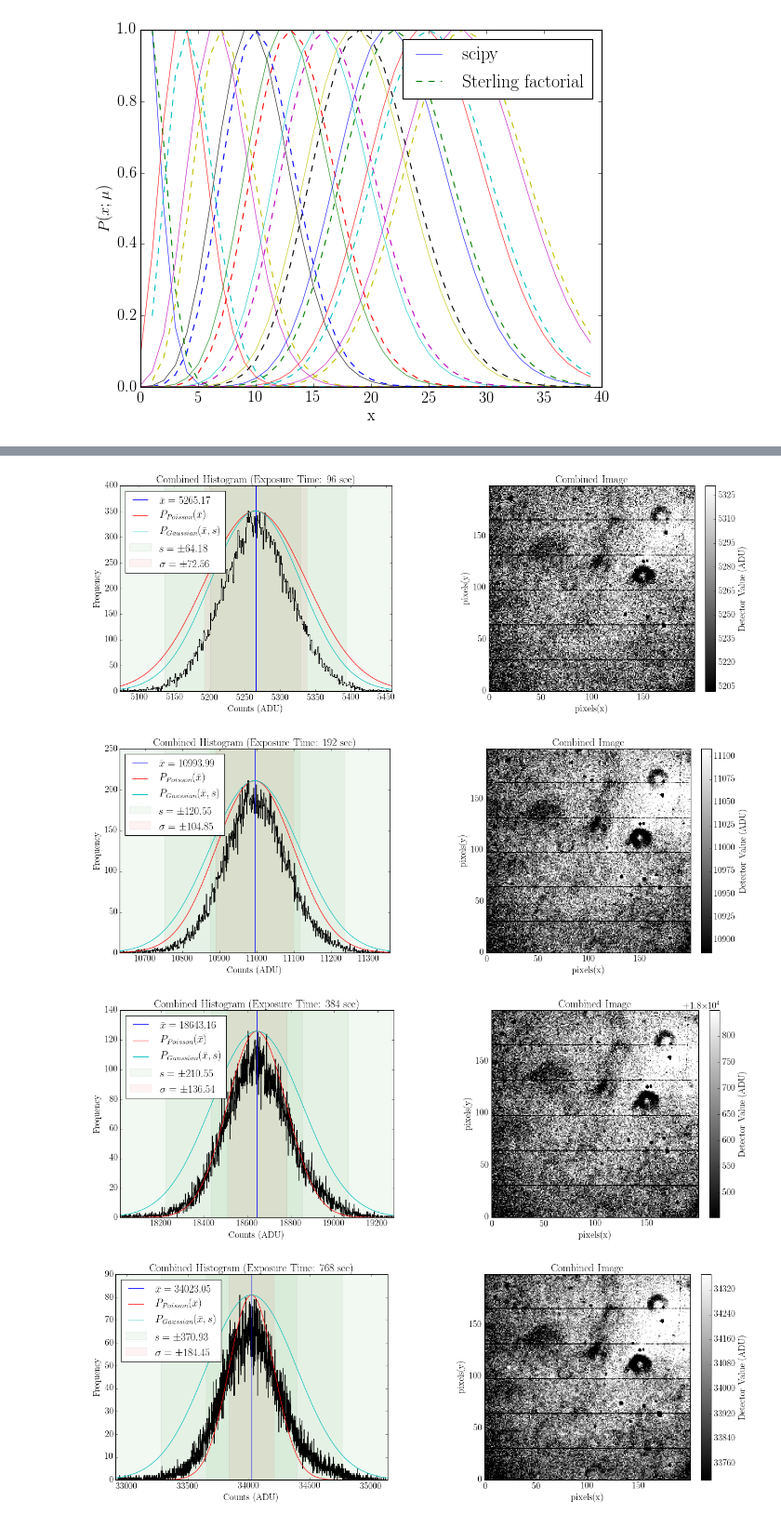
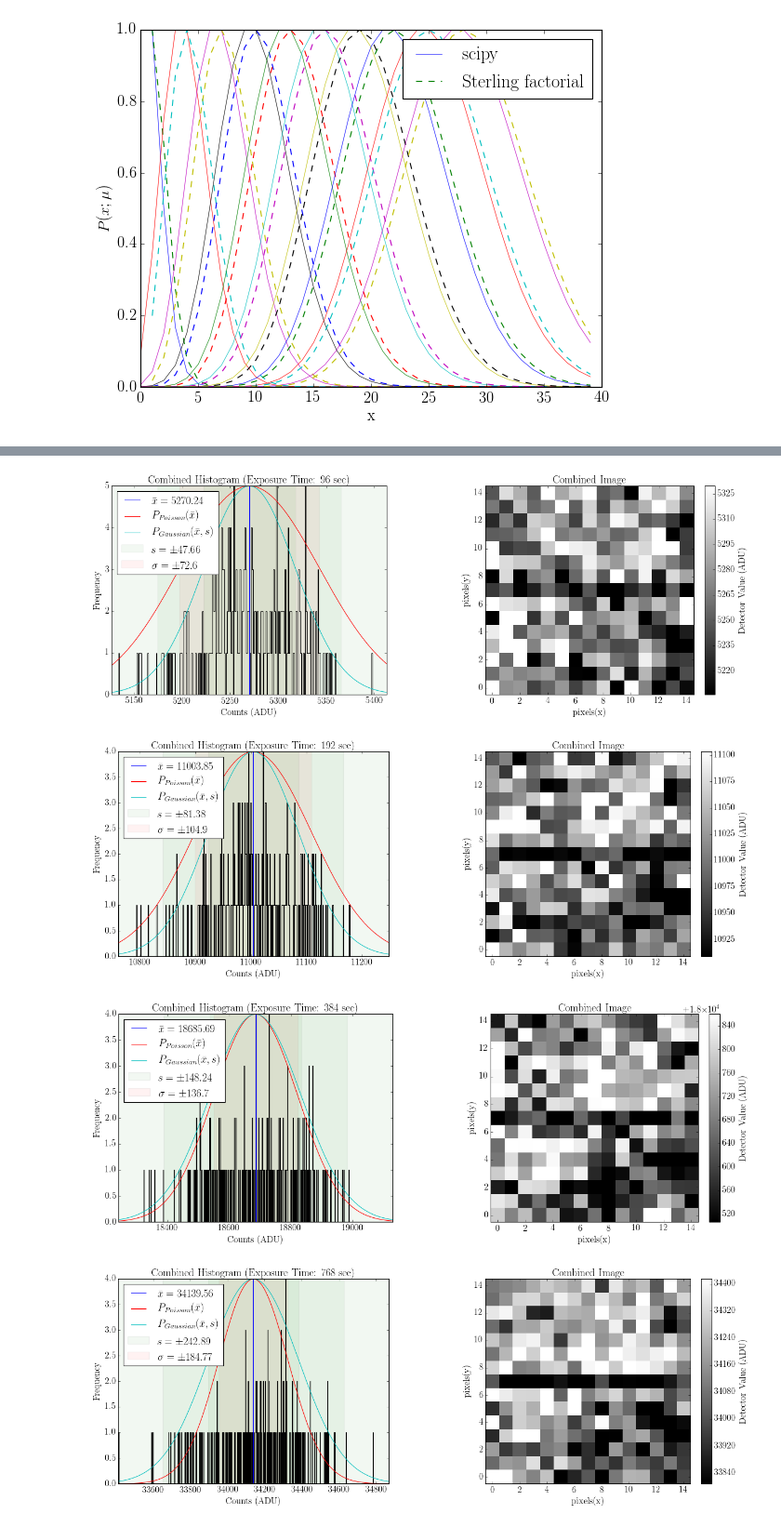
Before and after one commit to jbirky/photonCounting, a Jupyter notebook: analysis.ipynb, the cells around one changed output, grey strips where cells are left out. Shown at 93% size. Drawn from its saved outputs; the diff is of its cells as text; code cells hidden in the pictures.

```diff
--- a/analysis.ipynb
+++ b/analysis.ipynb
@@ -58,14 +56,3 @@ plt.savefig('writeup/plots/poisson_comparisons.png')
 plt.show()
 # %% [output]
 [figure]
-# %%
-x = np.arange(0,4,.01)
-for mu in np.arange(0,3,.5):
-    pdist1 = poisson.pmf(x, mu)
-    pdist2 = poisson_approx(x, mu, method='sterling')
-#     plt.plot(x, pdist1)
-    plt.plot(x, pdist2, linestyle='dashed')
-plt.ylim(0,1)
-plt.xlabel('x')
-plt.ylabel(r'$P(x;\mu)$')
-plt.show()
@@ -105,7 +90,7 @@ def plotAll(array2D, **kwargs):
 
     avg = mean(arr)
     std = stdev(arr)
-    med = median(arr)
+    med = np.median(arr)
     Npix = len(arr)
 
     sigma = kwargs.get('sigma', 2)
@@ -183,10 +168,10 @@ def plotAll(array2D, **kwargs):
         plt.savefig(save_dir + 'exposure%s.png'%(exp))
     plt.show()
 # %%
-window = [(450,450), (200,200)]
+window = [(550,550), (15,15)]
 
-array3D = readData('data/exp0/')
-bias_2D = combineFrame(array3D)
+bias_3D = readData('data/exp0/')
+bias_2D = combineFrame(bias_3D)
 
 #cut data
 bias_2D_cut = Cutout2D(bias_2D, window[0], window[1]).data
@@ -205,10 +190,10 @@ exp_times = np.array([int(f.split('exp')[1]) for f in files])
 counts, counts_ps = [], []
 for exp in exp_times:
 
-    #Read frames, combine, and subtract combined bias frame
+    #Read frames, subtract combined bias, combine frames
     array3D = readData('data/exp%s/'%(exp))
-    #divide by exposure time
-    array2D = combineFrame(array3D) - bias_2D
+    bias_sub_3D = [(frame - bias_2D) for frame in array3D]
+    array2D = combineFrame(bias_sub_3D)
 
     array2D_cps = array2D/exp
 
@@ -230,5 +215,5 @@ for exp in exp_times:
-[figure, old version]
+[figure, new version]
-[figure, old version]
+[figure, new version]
-[figure, old version]
+[figure, new version]
-[figure, old version]
+[figure, new version]
 # %%
```
Also changed, not shown: parts of 7 cells of this notebook.
